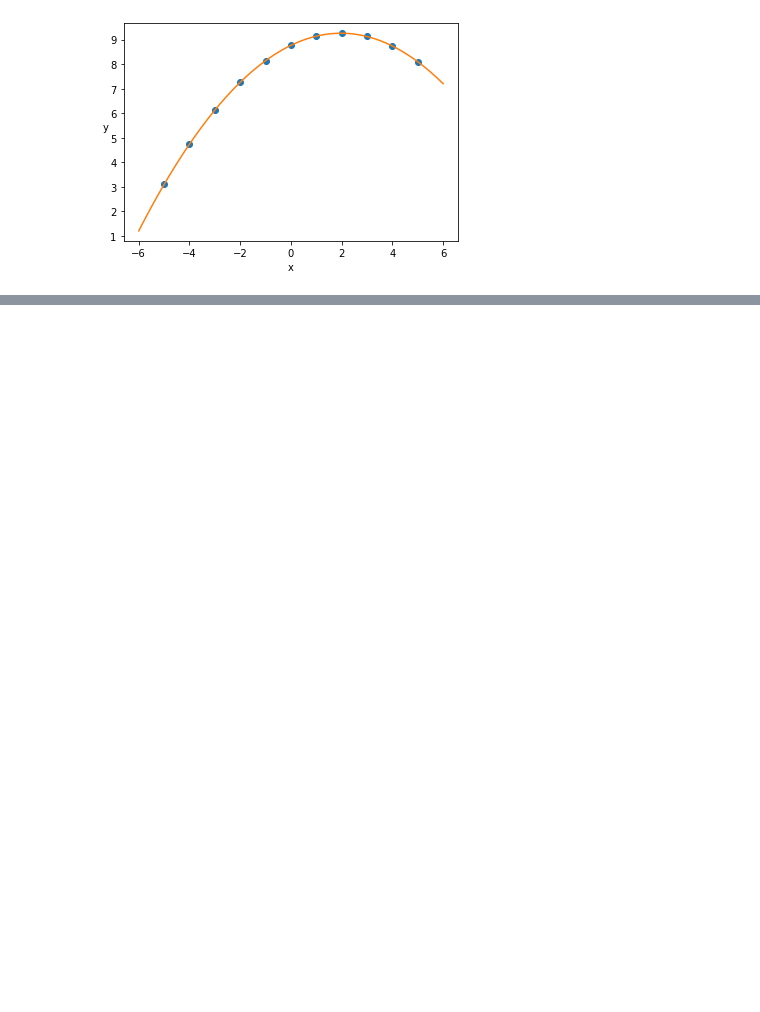
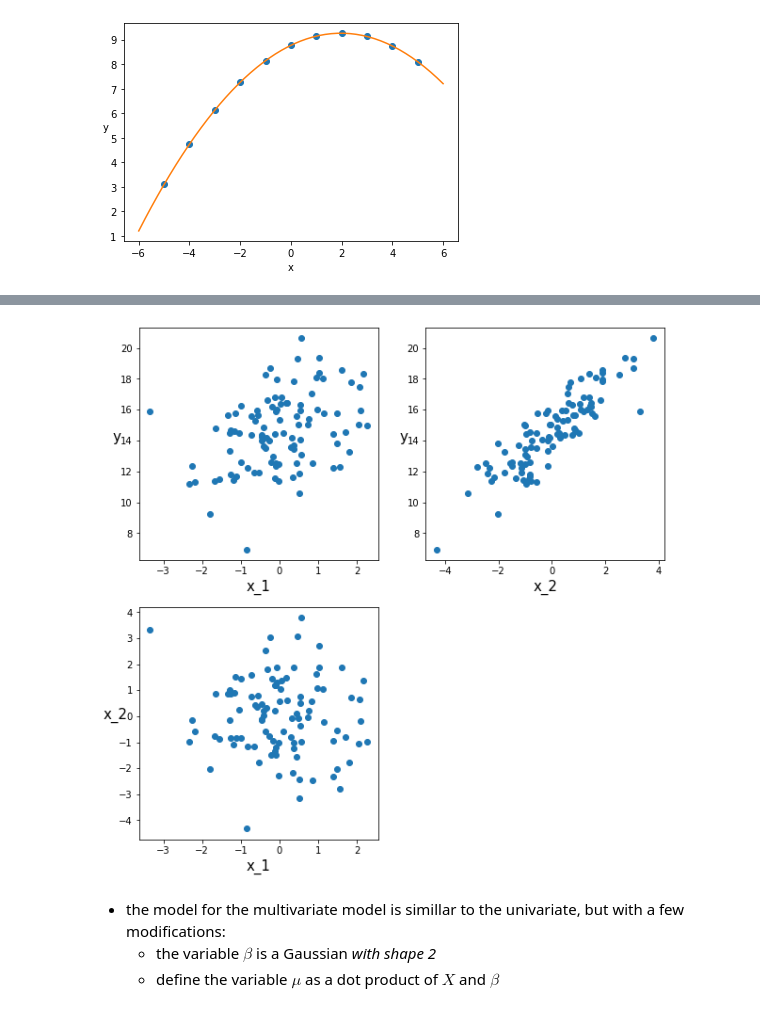
Before and after one commit to jhrcook/bayesian-analysis-with-python_e2, a Jupyter notebook: 03_modeling-with-linear-regression.ipynb, the cells around one changed output, grey strips where cells are left out. Drawn from its saved outputs; the diff is of its cells as text; code cells hidden in the pictures; blank space fills up the shorter version.

Commit message:
Chapter 1. Regression Models (finished)

```diff
--- a/03_modeling-with-linear-regression.ipynb
+++ b/03_modeling-with-linear-regression.ipynb
@@ -393,0 +405,31 @@ plt.show()
+# %%
+np.random.seed(314)
+N = 100
+alpha_real = 2.5
+beta_real = [0.9, 1.5]
+eps_real = np.random.normal(0, 0.5, size=N)
+
+X = np.array([np.random.normal(i, j, N) for i, j in zip([10, 2], [1, 1.5])]).T
+X_mean = X.mean(axis=0, keepdims=True)
+X_centered = X - X_mean
+y = alpha_real + np.dot(X, beta_real) + eps_real
+
+def scatter_plot(x, y):
+    plt.figure(figsize=(10, 10))
+    for idx, x_i in enumerate(x.T):
+        plt.subplot(2, 2, idx + 1)
+        plt.scatter(x_i, y)
+        plt.xlabel(f'x_{idx + 1}', fontsize = 15)
+        plt.ylabel('y', rotation=0, fontsize = 15)
+    plt.subplot(2, 2, idx + 2)
+    plt.scatter(x[: , 0], x[:, 1])
+    plt.xlabel(f'x_{idx}', fontsize = 15)
+    plt.ylabel(f'x_{idx + 1}', rotation = 0, fontsize = 15)
+
+scatter_plot(X_centered, y)
+# %% [output]
+[figure, added]
+# %% [markdown]
+- the model for the multivariate model is simillar to the univariate, but with a few modifications:
+    - the variable $\beta$ is a Gaussian *with shape 2*
+    - define the variable $\mu$ as a dot product of $X$ and $\beta$
```
Also changed, not shown: parts of 18 cells of this notebook, 6 other files.
